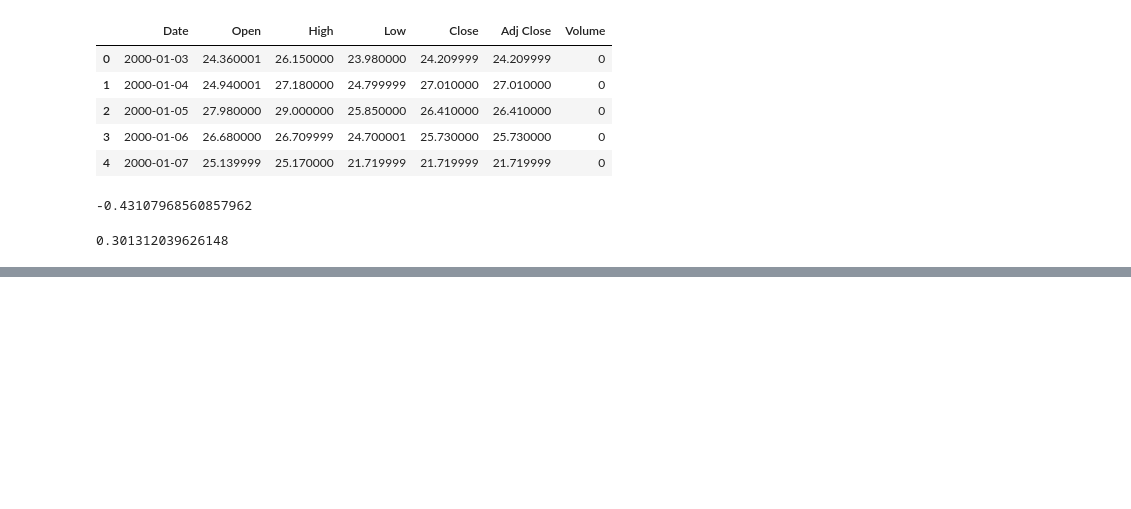
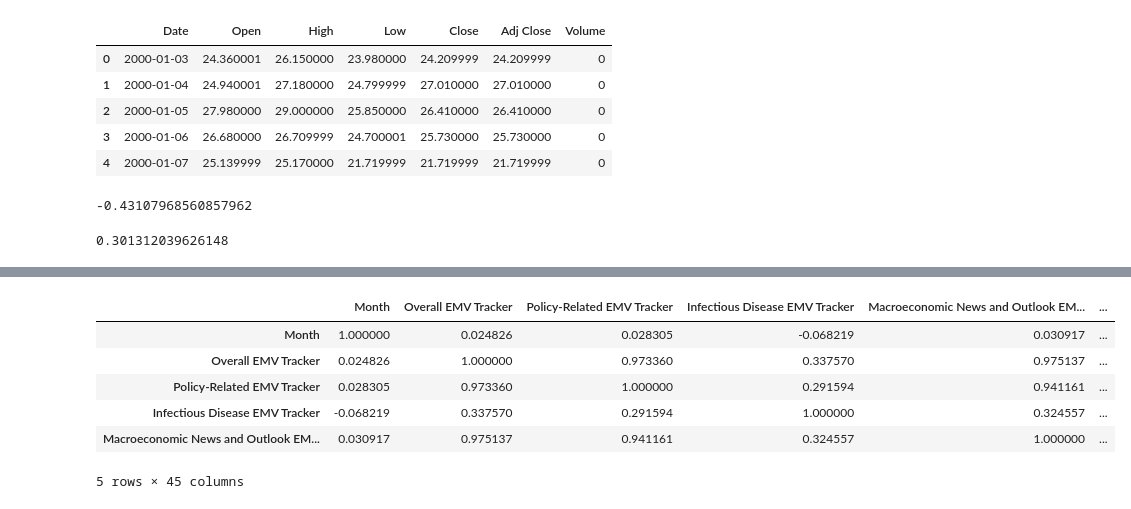
Before and after one commit to silvanaribeiro/TimeSeriesArticle, a Jupyter notebook: Correlation Analysis.ipynb, the cells around one changed output, grey strips where cells are left out. Drawn from its saved outputs; the diff is of its cells as text; code cells hidden in the pictures; blank space fills up the shorter version.

```diff
--- a/Correlation Analysis.ipynb
+++ b/Correlation Analysis.ipynb
@@ -35,0 +55,10 @@ sp500_vix_close_vol_corr
+# %%
+v_monthly_EMV_corr.head()
+# %% [output]
+|  | Month | Overall EMV Tracker | Policy-Related EMV Tracker | Infectious Disease EMV Tracker | Macroeconomic News and Outlook EM... | ... |
+| Month | 1.000000 | 0.024826 | 0.028305 | -0.068219 | 0.030917 | ... |
+| Overall EMV Tracker | 0.024826 | 1.000000 | 0.973360 | 0.337570 | 0.975137 | ... |
+| Policy-Related EMV Tracker | 0.028305 | 0.973360 | 1.000000 | 0.291594 | 0.941161 | ... |
+| Infectious Disease EMV Tracker | -0.068219 | 0.337570 | 0.291594 | 1.000000 | 0.324557 | ... |
+| Macroeconomic News and Outlook EM... | 0.030917 | 0.975137 | 0.941161 | 0.324557 | 1.000000 | ... |
+5 rows × 45 columns
```
Also changed, not shown: parts of 2 cells of this notebook.
